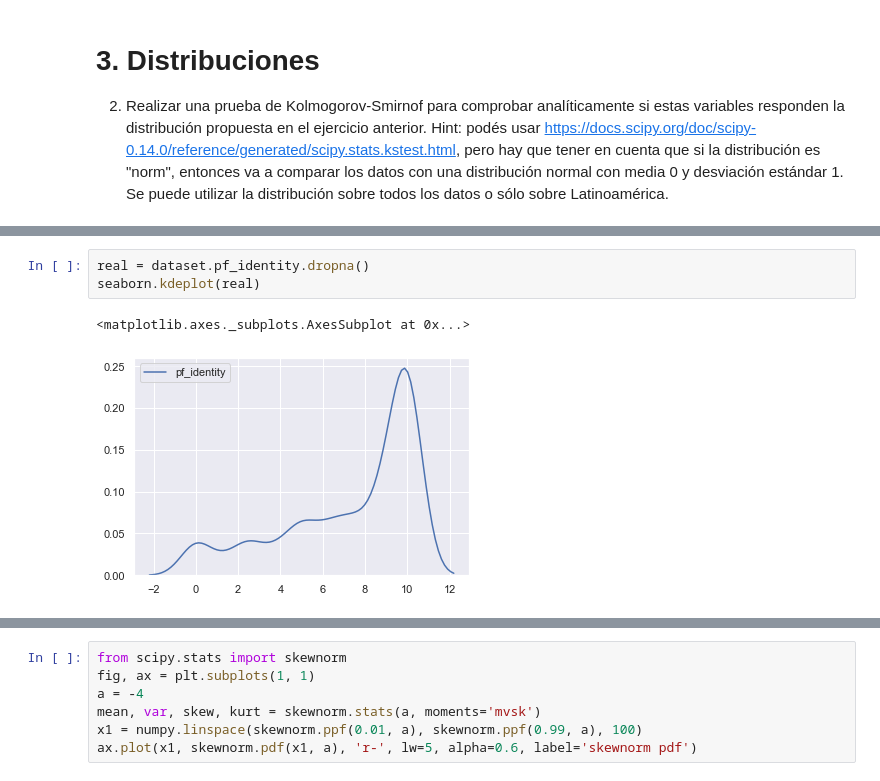
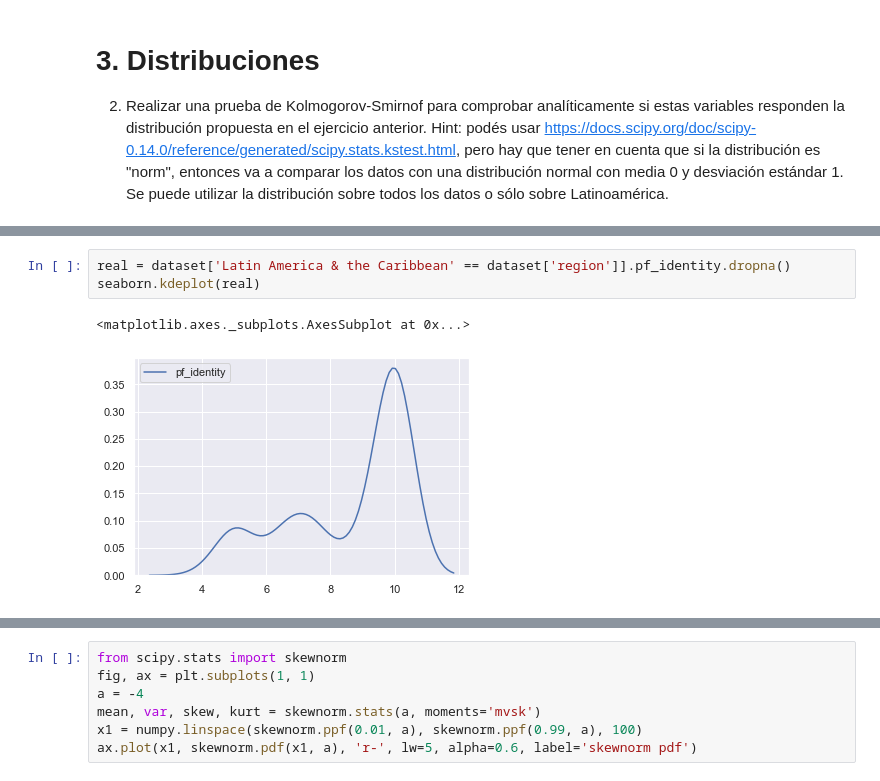
Before and after one commit to mauroeparis/ayvc2g9p1, a Jupyter notebook: TP1_Parte1_3.ipynb, the cells around one changed output, grey strips where cells are left out. Saved outputs shown, nothing was run; the diff lists cells and outputs as text.

```diff
--- a/TP1_Parte1_3.ipynb
+++ b/TP1_Parte1_3.ipynb
@@ -119,11 +119,11 @@ ax.plot(x, beta.pdf(x, a, b), 'r-', lw=3, alpha=1, label='beta pdf')
 [<matplotlib.lines.Line2D at 0x...>]
 [figure]
 # %%
-real = dataset.pf_identity.dropna()
+real = dataset['Latin America & the Caribbean' == dataset['region']].pf_identity.dropna()
 seaborn.kdeplot(real)
 # %% [output]
 <matplotlib.axes._subplots.AxesSubplot at 0x...>
-[figure, old version]
+[figure, new version]
 # %%
 from scipy import stats
 stats.ks_2samp(real,x)
```
Also changed, not shown: parts of 2 cells of this notebook, 1 other file.
